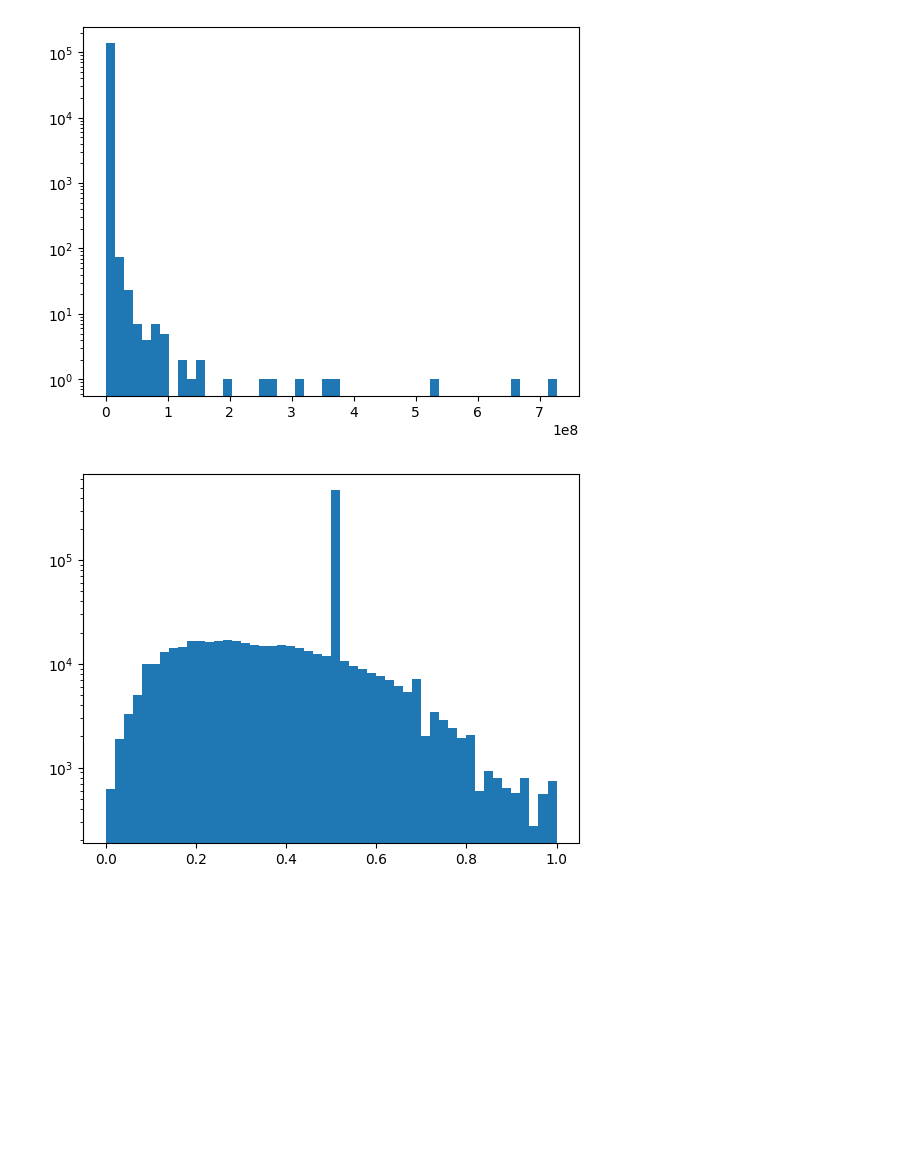
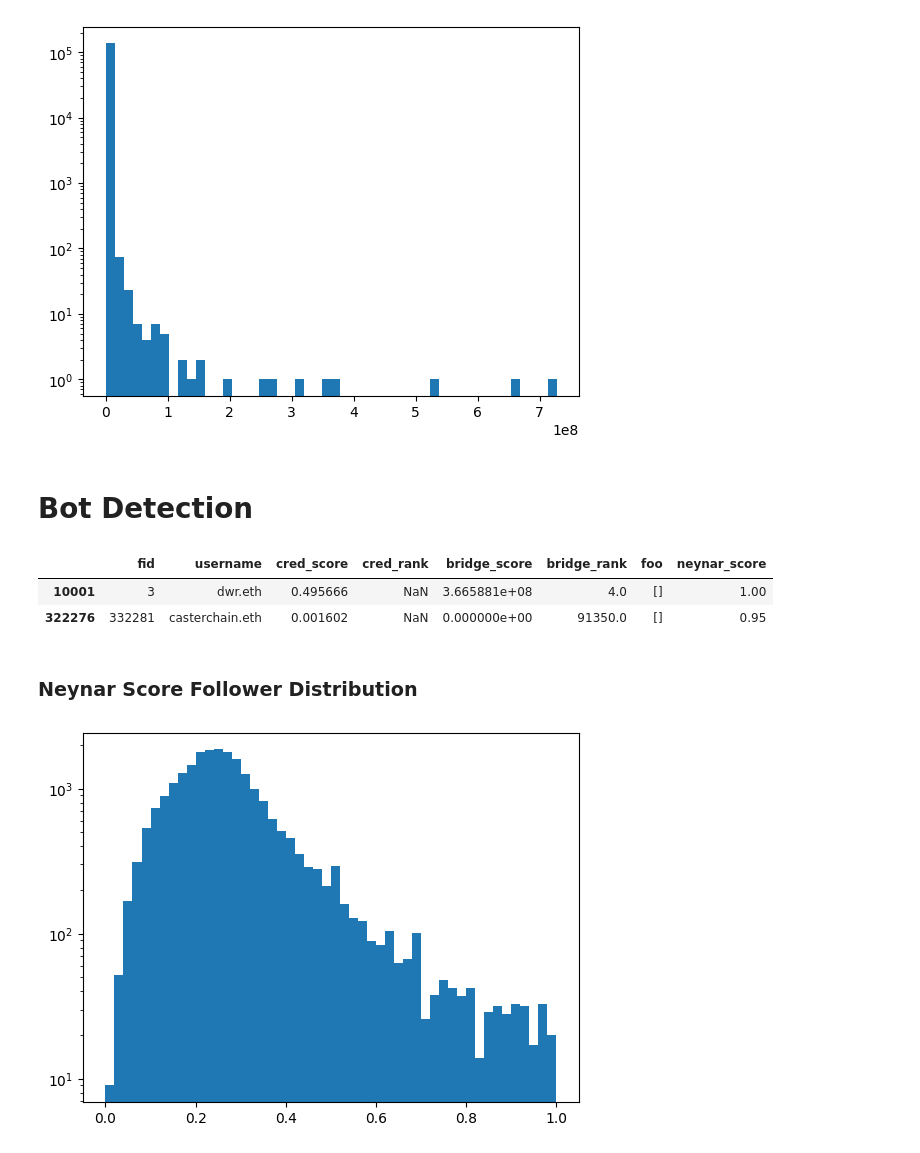
Before and after one commit to jfarid27/neynar-farcaster-graph-analytics, a Jupyter notebook: quotient-fids.ipynb, the cells around one changed output. Saved outputs shown, nothing was run; the diff lists cells and outputs as text; code cells hidden in the pictures; blank space fills up the shorter version.

Commit message:
Adding nb data

```diff
--- a/quotient-fids.ipynb
+++ b/quotient-fids.ipynb
@@ -10,13 +10,20 @@ from scipy.stats import spearmanr
 # %%
 data_src = "data/fids_reputation_20250508.csv"
 neynar_src = "data/neynar_scores.csv"
+dan_followers_src = "data/dan_farcaster_follows.csv"
+botnet_followers_src = "data/casterbot_farcaster_follows.csv"
 
-quotient = pd.read_csv(data_src, names=['row', 'fid', 'username', 'cred_score', 'cred_rank', 'bridge_score', 'bridge_rank', 'foo'])
+quotient = pd.read_csv(data_src)
 quotient = quotient.drop_duplicates(subset='fid', keep='first')
 quotient.set_index('row', inplace=True, verify_integrity=True)
 neynar = pd.read_csv(neynar_src)
+dan_followers = pd.read_csv(dan_followers_src)
+casterbot_followers = pd.read_csv(botnet_followers_src)
 
 quotient = quotient.merge(neynar, on='fid');
+
+dan_follower_scores = quotient.merge(dan_followers, on='fid')
+casterbot_follower_scores = quotient.merge(casterbot_followers, on='fid')
 # %% [markdown]
 # Score Distribution Analysis
 # %%
@@ -38,7 +51,17 @@ histogram_plot(quotient['cred_score'])
 histogram_plot(quotient['bridge_score'])
 # %% [output]
 [figure]
-# %%
-histogram_plot(quotient['neynar_score'])
-# %% [output]
-[figure, removed]
+# %% [markdown]
+# Bot Detection
+# %%
+quotient.query('fid == 3 | fid == 332281')
+# %% [output]
+|  | fid | username | cred_score | cred_rank | bridge_score | bridge_rank | foo | neynar_score |
+| 10001 | 3 | dwr.eth | 0.495666 | NaN | 3.665881e+08 | 4.0 | [] | 1.00 |
+| 322276 | 332281 | casterchain.eth | 0.001602 | NaN | 0.000000e+00 | 91350.0 | [] | 0.95 |
+# %% [markdown]
+### Neynar Score Follower Distribution
+# %%
+histogram_plot(casterbot_follower_scores['neynar_score'])
+# %% [output]
+[figure, added]
```
Also changed, not shown: parts of 9 cells of this notebook, 2 other files.
